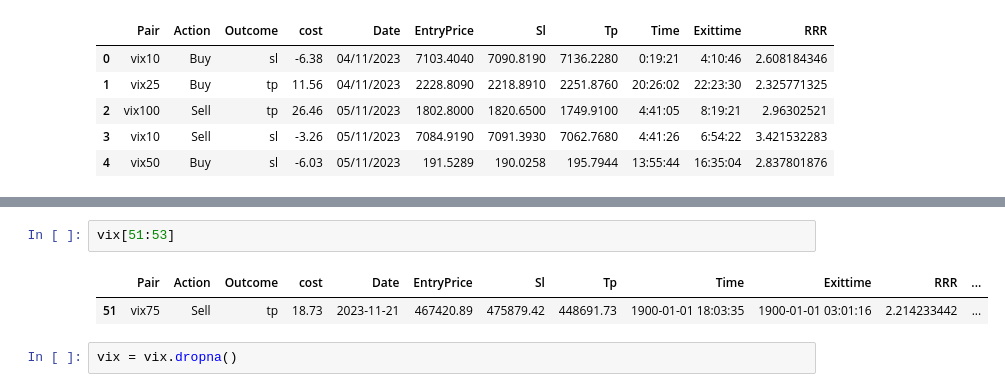
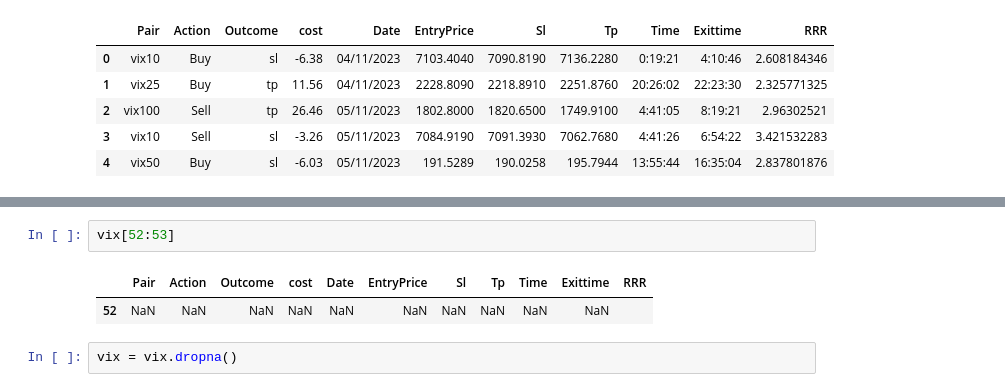
Before and after one commit to ToluPaul/forex, a Jupyter notebook: forex_pred.ipynb, the cells around one changed output, grey strips where cells are left out. Cells and saved outputs as stored; diff of their text form.

```diff
--- a/forex_pred.ipynb
+++ b/forex_pred.ipynb
@@ -61,7 +54,7 @@ See the caveats in the documentation: https://pandas.pydata.org/pandas-docs/stab
 # %%
-vix[51:53]
+vix[52:53]
 # %% [output]
-|  | Pair | Action | Outcome | cost | Date | EntryPrice | Sl | Tp | Time | Exittime | RRR | ... |
-| 51 | vix75 | Sell | tp | 18.73 | 2023-11-21 | 467420.89 | 475879.42 | 448691.73 | 1900-01-01 18:03:35 | 1900-01-01 03:01:16 | 2.214233442 | ... |
+|  | Pair | Action | Outcome | cost | Date | EntryPrice | Sl | Tp | Time | Exittime | RRR |
+| 52 | NaN | NaN | NaN | NaN | NaN | NaN | NaN | NaN | NaN | NaN |  |
 # %%
 vix = vix.dropna()
```
Also changed, not shown: parts of 11 cells of this notebook.
